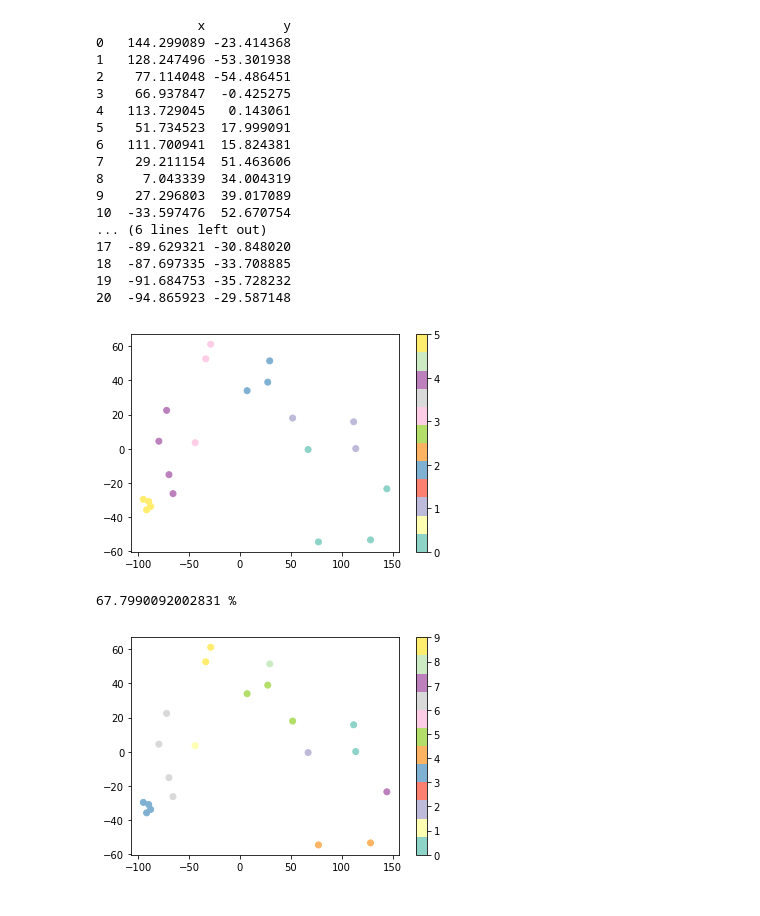
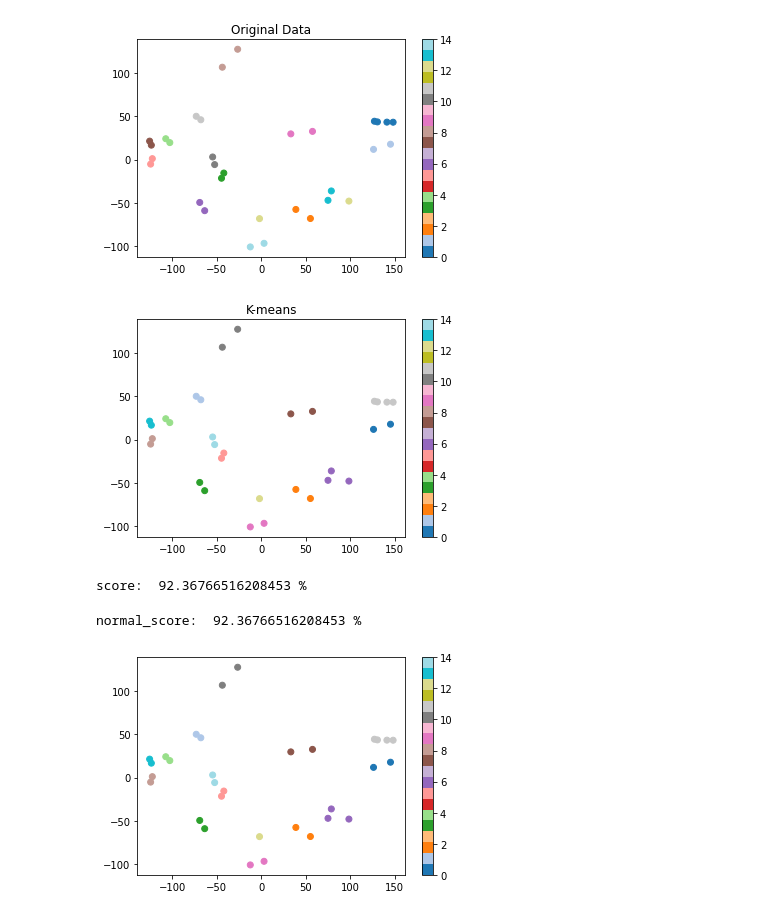
Before and after one commit to devwithpug/RandHand-Chat, a Jupyter notebook: mediaPipe/analysis.ipynb, the cells around one changed output. Saved outputs shown, nothing was run; the diff lists cells and outputs as text; code cells hidden in the pictures.

```diff
--- a/mediaPipe/analysis.ipynb
+++ b/mediaPipe/analysis.ipynb
@@ -150,48 +150,37 @@ result
 # val
 # %%
 from sklearn.decomposition import PCA
+from sklearn.cluster import KMeans
+from sklearn.metrics import adjusted_rand_score
 
-label=[0,1,2,3,4,5,0,1,2,3,4,5,6,7,8,0,9,6,7,8,0,9]
+label=[0,1,2,3,4,5,0,1,2,3,4,5,6,7,8,0,9,6,7,8,0,9,10,11,12,13,14,10,11,12,13,14]
 
 pca = PCA(n_components=2)
 val = pca.fit_transform(result)
 df = pd.DataFrame(val, columns=['x','y'])
+kmeans = KMeans(init='k-means++',n_clusters=15)
+predict = kmeans.fit_predict(result)
 
-plt.scatter(df.x, df.y, c= label, cmap='Set3')
+plt.title('Original Data')
+plt.scatter(df.x, df.y, c= label, cmap='tab20')
 plt.colorbar()
+plt.show()
 
-print(df)
+plt.title('K-means')
+plt.scatter(df.x, df.y, c= predict, cmap='tab20')
+plt.colorbar()
+plt.show()
+
+print('score: ',adjusted_rand_score(predict, label)*100,"%")
 # %% [output]
+[figure, new version]
+[figure, added]
-             x          y
-0   144.299089 -23.414368
-1   128.247496 -53.301938
-2    77.114048 -54.486451
-3    66.937847  -0.425275
-4   113.729045   0.143061
-5    51.734523  17.999091
-6   111.700941  15.824381
-7    29.211154  51.463606
-8     7.043339  34.004319
-9    27.296803  39.017089
-10  -33.597476  52.670754
-... (6 lines left out)
-17  -89.629321 -30.848020
-18  -87.697335 -33.708885
-19  -91.684753 -35.728232
-20  -94.865923 -29.587148
+score:  92.36766516208453 %
-[figure, old version]
 # %%
-from sklearn.cluster import KMeans
-from sklearn.metrics import adjusted_rand_score
-
-kmeans = KMeans(init='k-means++',n_clusters=10)
-
-predict = kmeans.fit_predict(result)
-
-plt.scatter(df.x, df.y, c= predict, cmap='Set3')
+plt.scatter(df.x, df.y, c= predict, cmap='tab20')
 plt.colorbar()
 
-print(adjusted_rand_score(predict, label)*100,"%")
+print('normal_score: ',adjusted_rand_score(predict, label)*100,"%")
 # %% [output]
-67.7990092002831 %
+normal_score:  92.36766516208453 %
-[figure, old version]
+[figure, new version]
```
Also changed, not shown: parts of 5 cells of this notebook.
